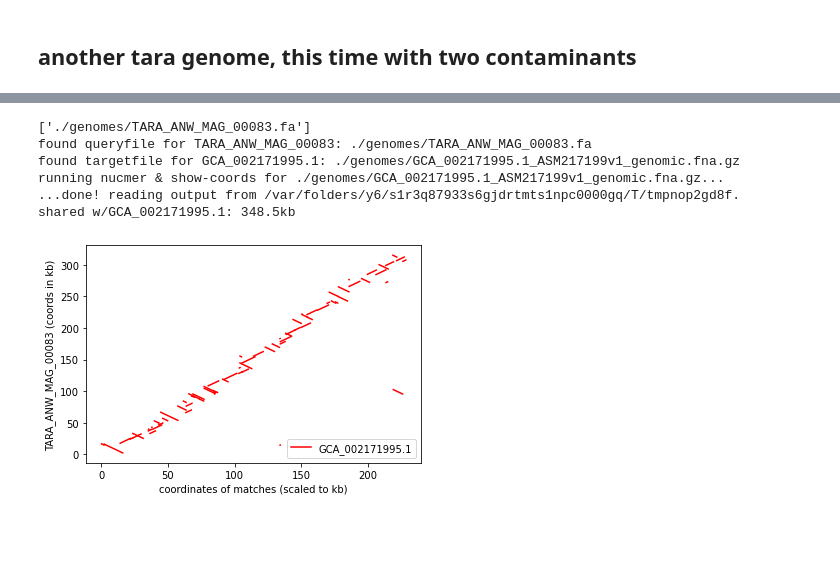
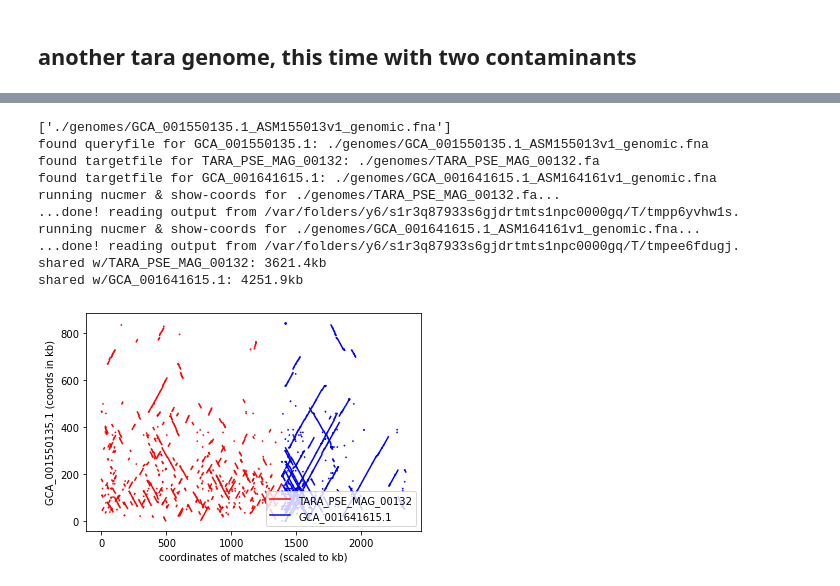
Before and after one commit to ctb/2020-stacked-dot-plots, a Jupyter notebook: single-genome-report.ipynb, the cells around one changed output, grey strips where cells are left out. Cells and saved outputs as stored; diff of their text form; code cells hidden in the pictures; blank space fills up the shorter version.

```diff
--- a/single-genome-report.ipynb
+++ b/single-genome-report.ipynb
@@ -18,12 +50,16 @@ from alignplot import StackedDotPlot
 # %%
-dotplot = StackedDotPlot('TARA_ANW_MAG_00083', ('GCA_002171995.1',), 'list.csv', './genomes')
+dotplot = StackedDotPlot('GCA_001550135.1', ('TARA_PSE_MAG_00132', 'GCA_001641615.1'), 'list.csv', './genomes')
 #dotplot.use_mashmap = True
 x = dotplot()
 # %% [output]
-['./genomes/TARA_ANW_MAG_00083.fa']
-found queryfile for TARA_ANW_MAG_00083: ./genomes/TARA_ANW_MAG_00083.fa
-found targetfile for GCA_002171995.1: ./genomes/GCA_002171995.1_ASM217199v1_genomic.fna.gz
-running nucmer & show-coords for ./genomes/GCA_002171995.1_ASM217199v1_genomic.fna.gz...
-...done! reading output from /var/folders/y6/s1r3q87933s6gjdrtmts1npc0000gq/T/tmpnop2gd8f.
-shared w/GCA_002171995.1: 348.5kb
+['./genomes/GCA_001550135.1_ASM155013v1_genomic.fna']
+found queryfile for GCA_001550135.1: ./genomes/GCA_001550135.1_ASM155013v1_genomic.fna
+found targetfile for TARA_PSE_MAG_00132: ./genomes/TARA_PSE_MAG_00132.fa
+found targetfile for GCA_001641615.1: ./genomes/GCA_001641615.1_ASM164161v1_genomic.fna
+running nucmer & show-coords for ./genomes/TARA_PSE_MAG_00132.fa...
+...done! reading output from /var/folders/y6/s1r3q87933s6gjdrtmts1npc0000gq/T/tmpp6yvhw1s.
+running nucmer & show-coords for ./genomes/GCA_001641615.1_ASM164161v1_genomic.fna...
+...done! reading output from /var/folders/y6/s1r3q87933s6gjdrtmts1npc0000gq/T/tmpee6fdugj.
+shared w/TARA_PSE_MAG_00132: 3621.4kb
+shared w/GCA_001641615.1: 4251.9kb
-[figure, old version]
+[figure, new version]
```
Also changed, not shown: parts of 10 cells of this notebook.
